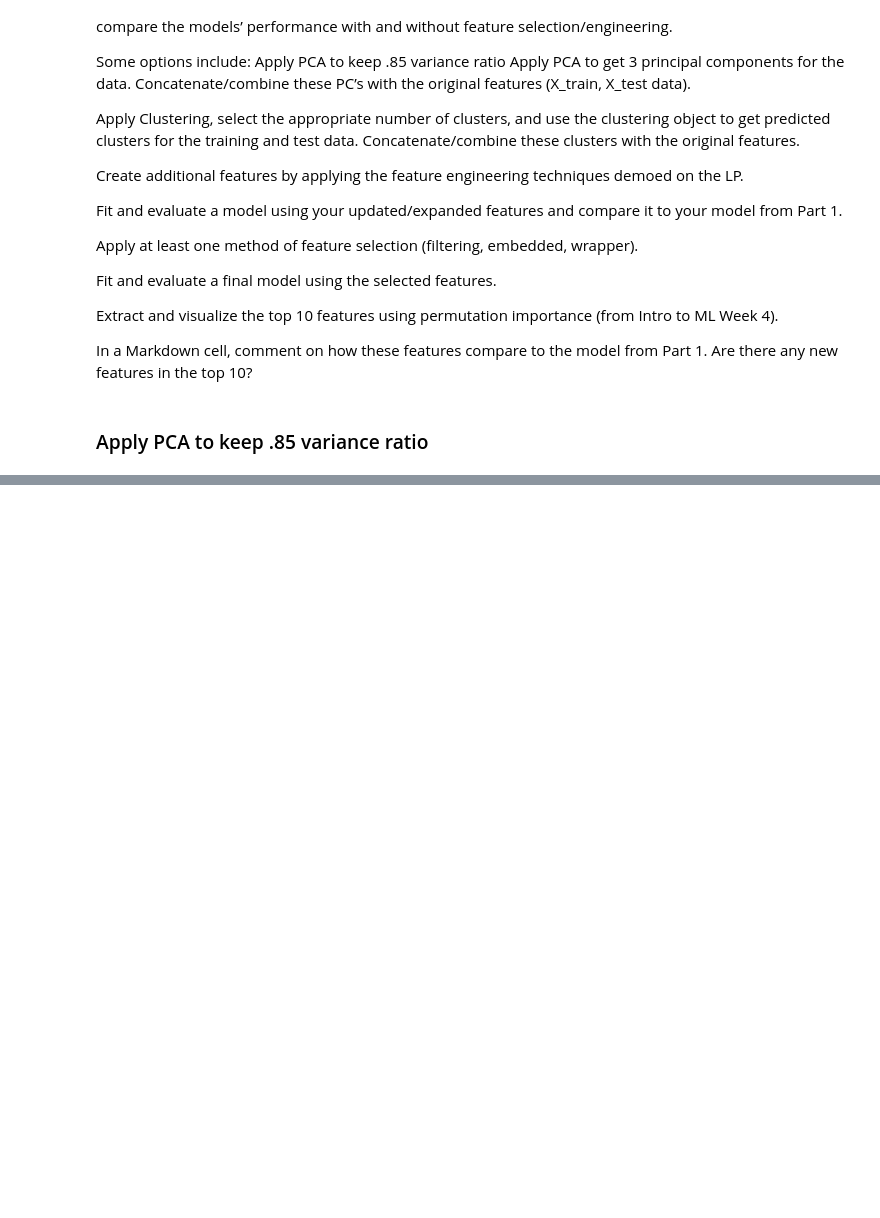
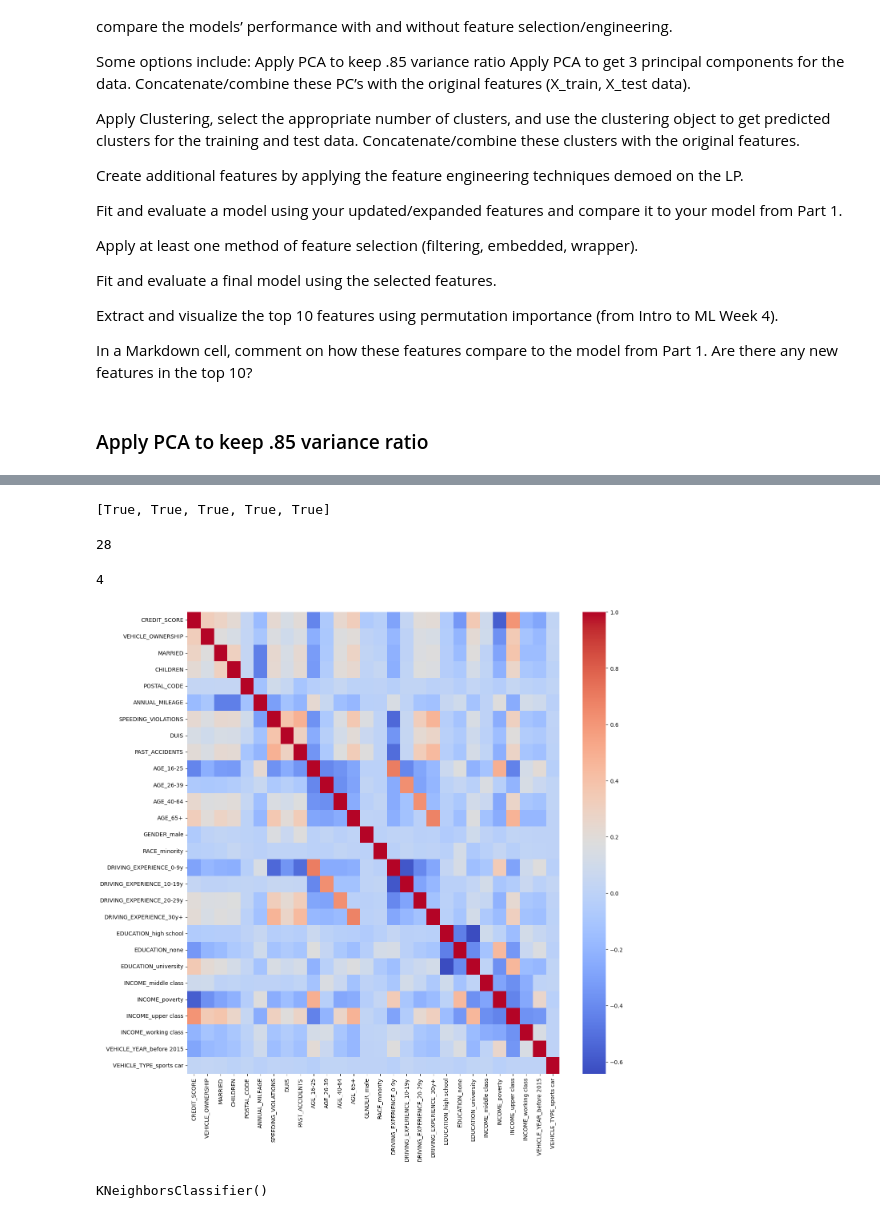
Before and after one commit to EhLeeOod/project-4, a Jupyter notebook: part-1-part-2.ipynb, the cells around one changed output, grey strips where cells are left out. Drawn from its saved outputs; the diff is of its cells as text; code cells hidden in the pictures; blank space fills up the shorter version.

```diff
--- a/part-1-part-2.ipynb
+++ b/part-1-part-2.ipynb
@@ -491,0 +571,35 @@ X_test_pca = pca_pre.transform(X_test)
+# %%
+# Define a mask for filtering
+non_collinear = selector.get_support()
+non_collinear[:5]
+# %% [output]
+[True, True, True, True, True]
+# %%
+# Check how many features are below the theshold
+non_collinear.count(True)
+# %% [output]
+28
+# %%
+# Check how many features are above the theshold
+non_collinear.count(False)
+# %% [output]
+4
+# %%
+# Filter training data
+training_data_to_keep = X_train_sm.values[:, non_collinear]
+# Filter column names
+columns = np.array(X_train_sm.columns)[non_collinear]
+# Make traing data into a dataframe
+X_train_no_corr = pd.DataFrame(training_data_to_keep, columns = columns)
+
+# Filter testing data
+test_data_to_keep = X_test_proc.values[:, non_collinear]
+# Make test data into a dataframe
+X_test_no_corr = pd.DataFrame(test_data_to_keep, columns = columns)
+# %%
+# Make correlation heatmap for non_collinear features
+corr = X_train_no_corr.corr()
+plt.figure(figsize=(15,15))
+sns.heatmap(corr,cmap='coolwarm');
+# %% [output]
+[figure, added]
@@ -491,0 +609,5 @@ X_test_pca = pca_pre.transform(X_test)
+# %%
+# fit KNN
+knn_no_corr.fit(X_train_no_corr, y_train_sm)
+# %% [output]
+KNeighborsClassifier()
```
Also changed, not shown: parts of 15 cells of this notebook.
